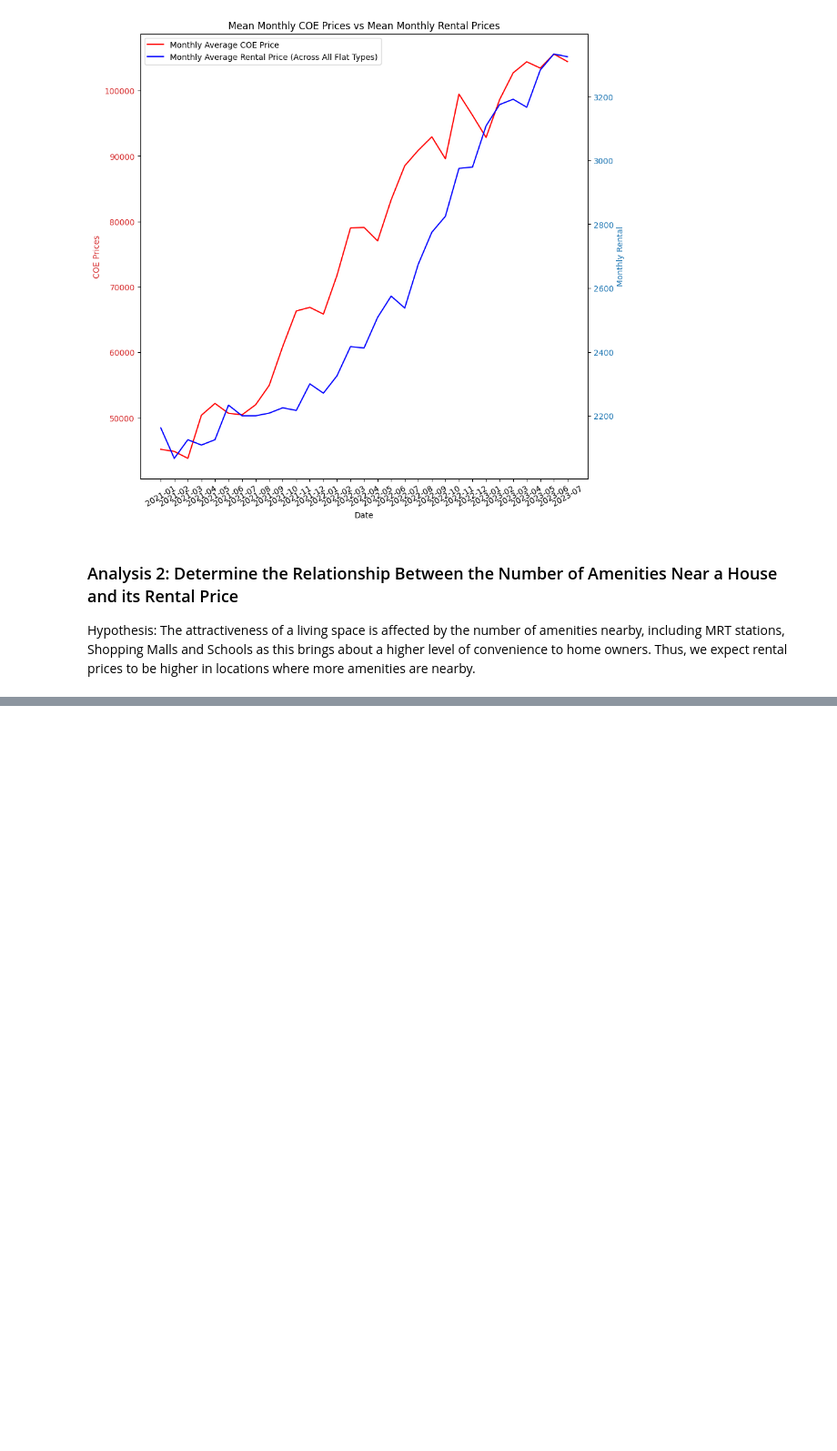
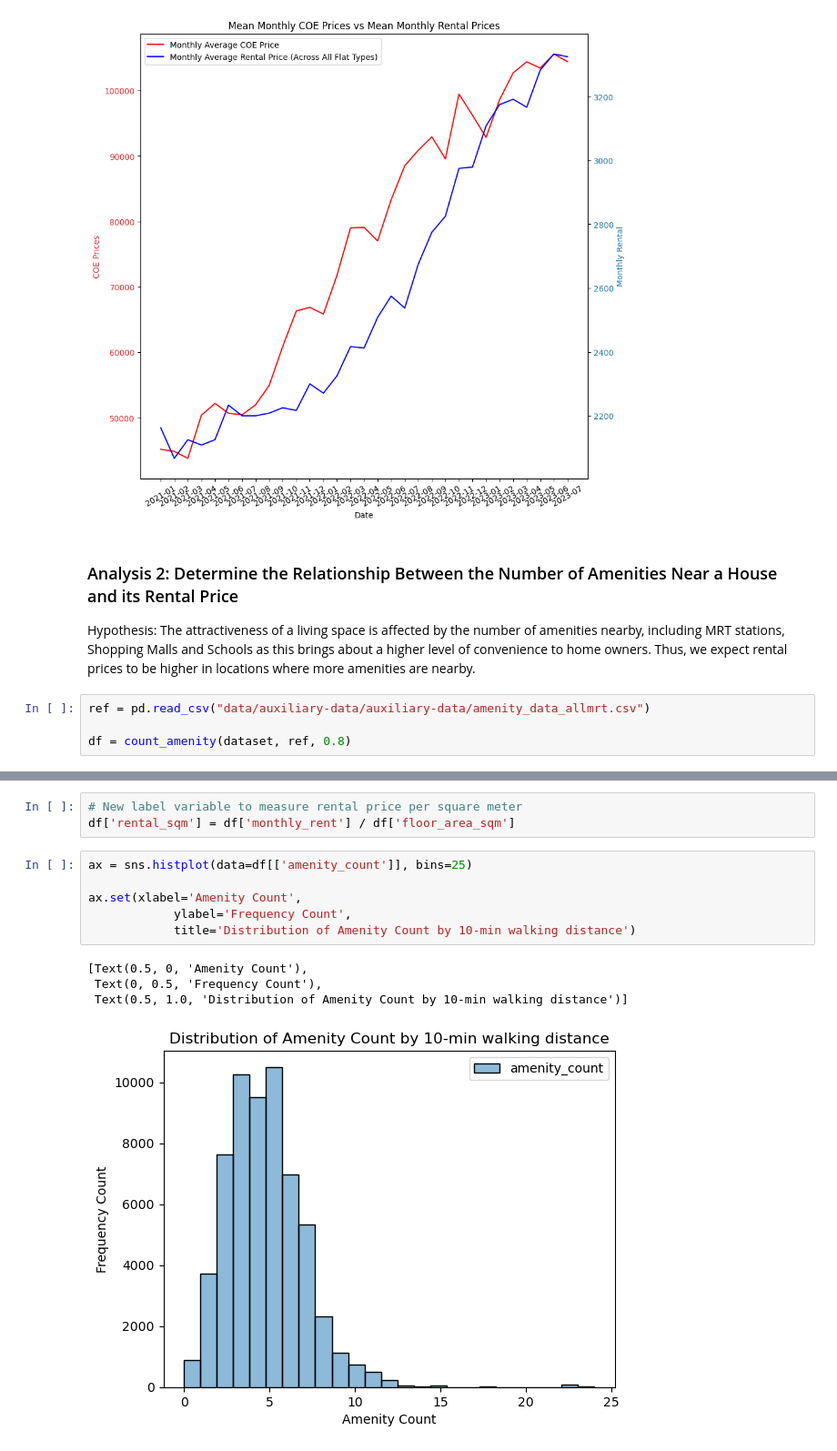
Before and after one commit to benhgm/cs5228_flat_rental, a Jupyter notebook: analyse_data.ipynb, the cells around one changed output, grey strips where cells are left out. Shown: that part at 91% size. Saved outputs shown, nothing was run; the diff lists cells and outputs as text; blank space fills up the shorter version.

```diff
--- a/analyse_data.ipynb
+++ b/analyse_data.ipynb
@@ -93,3 +98,7 @@ plt.savefig("coe_vs_rental.png")
 # %% [markdown]
 ### Analysis 2: Determine the Relationship Between the Number of Amenities Near a House and its Rental Price
 Hypothesis: The attractiveness of a living space is affected by the number of amenities nearby, including MRT stations, Shopping Malls and Schools as this brings about a higher level of convenience to home owners. Thus, we expect rental prices to be higher in locations where more amenities are nearby.
+# %%
+ref = pd.read_csv("data/auxiliary-data/auxiliary-data/amenity_data_allmrt.csv")
+
+df = count_amenity(dataset, ref, 0.8)
@@ -95,0 +114,14 @@ Hypothesis: The attractiveness of a living space is affected by the number of am
+# %%
+# New label variable to measure rental price per square meter
+df['rental_sqm'] = df['monthly_rent'] / df['floor_area_sqm']
+# %%
+ax = sns.histplot(data=df[['amenity_count']], bins=25)
+
+ax.set(xlabel='Amenity Count',
+            ylabel='Frequency Count',
+            title='Distribution of Amenity Count by 10-min walking distance')
+# %% [output]
+[Text(0.5, 0, 'Amenity Count'),
+ Text(0, 0.5, 'Frequency Count'),
+ Text(0.5, 1.0, 'Distribution of Amenity Count by 10-min walking distance')]
+[figure, added]
```
Also changed, not shown: parts of 9 cells of this notebook, 3 other files.
